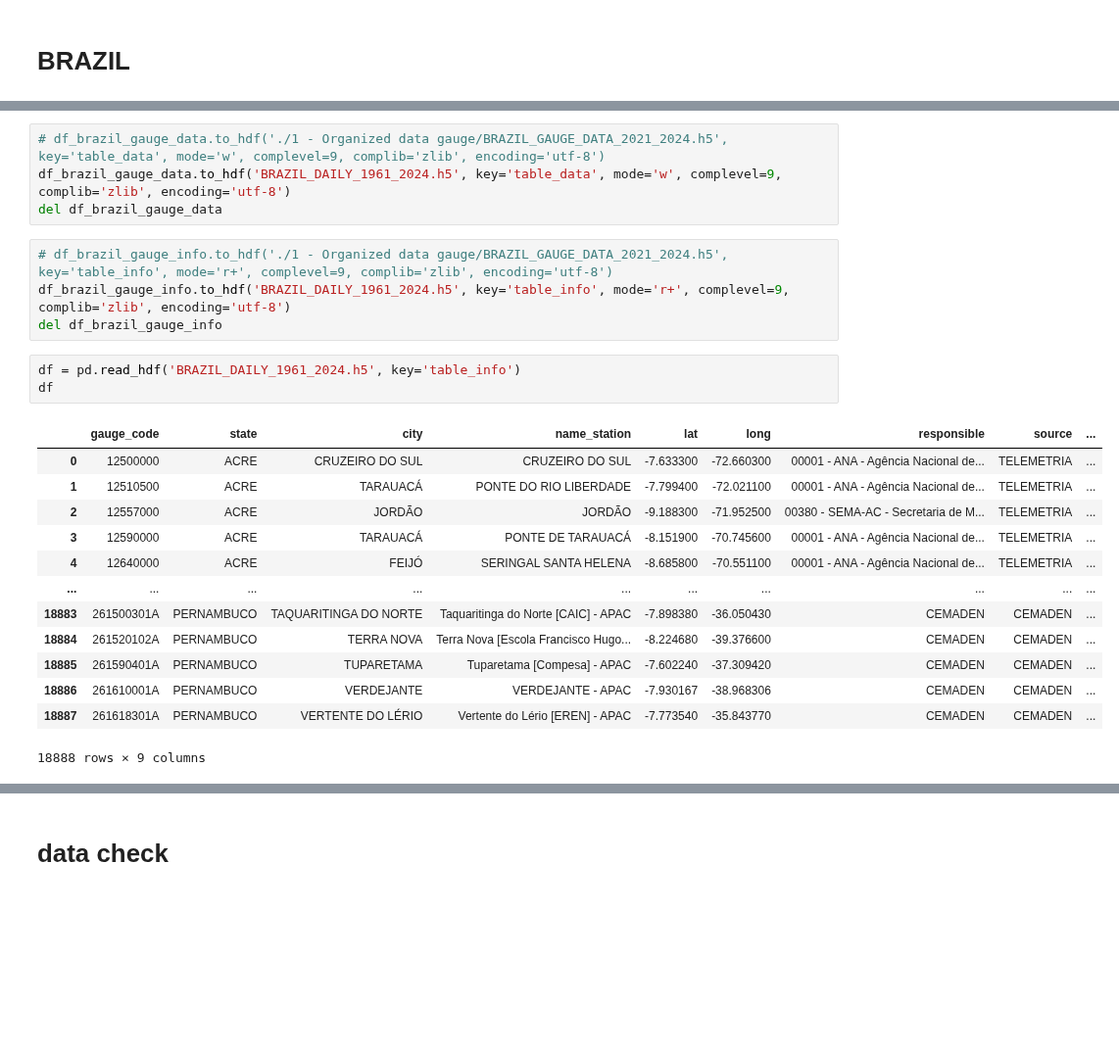
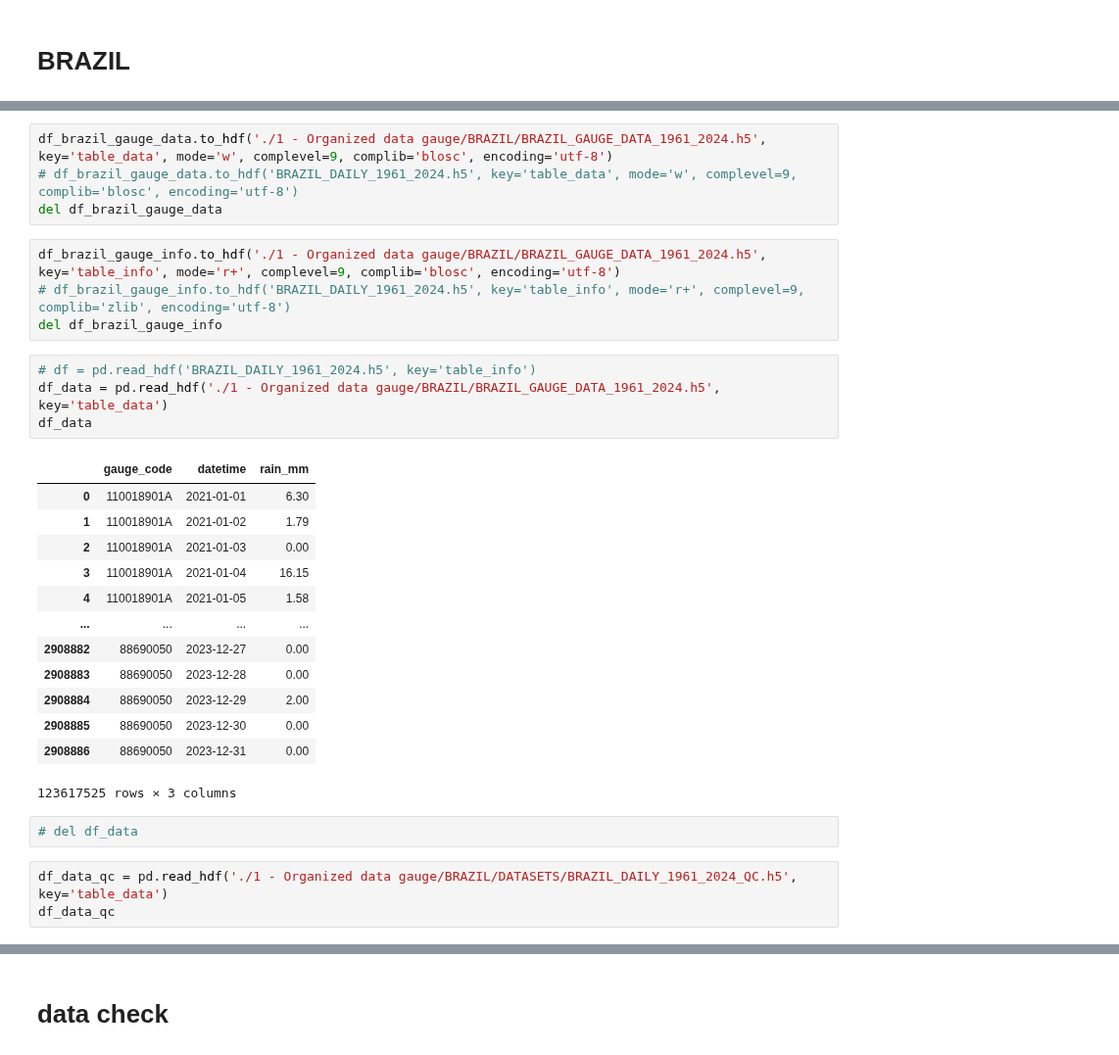
Before and after one commit to LARHENA/UFPB_Brain-D, a Jupyter notebook: Scripts e Dados/1.5 - BRAZIL - data standardization.ipynb, the cells around one changed output, grey strips where cells are left out. Shown at 98% size. Cells and saved outputs as stored; diff of their text form; blank space fills up the shorter version.

```diff
--- a/Scripts e Dados/1.5 - BRAZIL - data standardization.ipynb
+++ b/Scripts e Dados/1.5 - BRAZIL - data standardization.ipynb
@@ -209,26 +216,32 @@ dtype: object
 # %%
-# df_brazil_gauge_data.to_hdf('./1 - Organized data gauge/BRAZIL_GAUGE_DATA_2021_2024.h5', key='table_data', mode='w', complevel=9, complib='zlib', encoding='utf-8')
-df_brazil_gauge_data.to_hdf('BRAZIL_DAILY_1961_2024.h5', key='table_data', mode='w', complevel=9, complib='zlib', encoding='utf-8')
+df_brazil_gauge_data.to_hdf('./1 - Organized data gauge/BRAZIL/BRAZIL_GAUGE_DATA_1961_2024.h5', key='table_data', mode='w', complevel=9, complib='blosc', encoding='utf-8')
+# df_brazil_gauge_data.to_hdf('BRAZIL_DAILY_1961_2024.h5', key='table_data', mode='w', complevel=9, complib='blosc', encoding='utf-8')
 del df_brazil_gauge_data
 # %%
-# df_brazil_gauge_info.to_hdf('./1 - Organized data gauge/BRAZIL_GAUGE_DATA_2021_2024.h5', key='table_info', mode='r+', complevel=9, complib='zlib', encoding='utf-8')
-df_brazil_gauge_info.to_hdf('BRAZIL_DAILY_1961_2024.h5', key='table_info', mode='r+', complevel=9, complib='zlib', encoding='utf-8')
+df_brazil_gauge_info.to_hdf('./1 - Organized data gauge/BRAZIL/BRAZIL_GAUGE_DATA_1961_2024.h5', key='table_info', mode='r+', complevel=9, complib='blosc', encoding='utf-8')
+# df_brazil_gauge_info.to_hdf('BRAZIL_DAILY_1961_2024.h5', key='table_info', mode='r+', complevel=9, complib='zlib', encoding='utf-8')
 del df_brazil_gauge_info
 # %%
-df = pd.read_hdf('BRAZIL_DAILY_1961_2024.h5', key='table_info')
-df
+# df = pd.read_hdf('BRAZIL_DAILY_1961_2024.h5', key='table_info')
+df_data = pd.read_hdf('./1 - Organized data gauge/BRAZIL/BRAZIL_GAUGE_DATA_1961_2024.h5', key='table_data')
+df_data
 # %% [output]
-|  | gauge_code | state | city | name_station | lat | long | responsible | source | ... |
-| 0 | 12500000 | ACRE | CRUZEIRO DO SUL | CRUZEIRO DO SUL | -7.633300 | -72.660300 | 00001 - ANA - Agência Nacional de... | TELEMETRIA | ... |
-| 1 | 12510500 | ACRE | TARAUACÁ | PONTE DO RIO LIBERDADE | -7.799400 | -72.021100 | 00001 - ANA - Agência Nacional de... | TELEMETRIA | ... |
-| 2 | 12557000 | ACRE | JORDÃO | JORDÃO | -9.188300 | -71.952500 | 00380 - SEMA-AC - Secretaria de M... | TELEMETRIA | ... |
-| 3 | 12590000 | ACRE | TARAUACÁ | PONTE DE TARAUACÁ | -8.151900 | -70.745600 | 00001 - ANA - Agência Nacional de... | TELEMETRIA | ... |
-| 4 | 12640000 | ACRE | FEIJÓ | SERINGAL SANTA HELENA | -8.685800 | -70.551100 | 00001 - ANA - Agência Nacional de... | TELEMETRIA | ... |
-| ... | ... | ... | ... | ... | ... | ... | ... | ... | ... |
-| 18883 | 261500301A | PERNAMBUCO | TAQUARITINGA DO NORTE | Taquaritinga do Norte [CAIC] - APAC | -7.898380 | -36.050430 | CEMADEN | CEMADEN | ... |
-| 18884 | 261520102A | PERNAMBUCO | TERRA NOVA | Terra Nova [Escola Francisco Hugo... | -8.224680 | -39.376600 | CEMADEN | CEMADEN | ... |
-| 18885 | 261590401A | PERNAMBUCO | TUPARETAMA | Tuparetama [Compesa] - APAC | -7.602240 | -37.309420 | CEMADEN | CEMADEN | ... |
-| 18886 | 261610001A | PERNAMBUCO | VERDEJANTE | VERDEJANTE - APAC | -7.930167 | -38.968306 | CEMADEN | CEMADEN | ... |
-| 18887 | 261618301A | PERNAMBUCO | VERTENTE DO LÉRIO | Vertente do Lério [EREN] - APAC | -7.773540 | -35.843770 | CEMADEN | CEMADEN | ... |
+|  | gauge_code | datetime | rain_mm |
+| 0 | 110018901A | 2021-01-01 | 6.30 |
+| 1 | 110018901A | 2021-01-02 | 1.79 |
+| 2 | 110018901A | 2021-01-03 | 0.00 |
+| 3 | 110018901A | 2021-01-04 | 16.15 |
+| 4 | 110018901A | 2021-01-05 | 1.58 |
+| ... | ... | ... | ... |
+| 2908882 | 88690050 | 2023-12-27 | 0.00 |
+| 2908883 | 88690050 | 2023-12-28 | 0.00 |
+| 2908884 | 88690050 | 2023-12-29 | 2.00 |
+| 2908885 | 88690050 | 2023-12-30 | 0.00 |
+| 2908886 | 88690050 | 2023-12-31 | 0.00 |
-18888 rows × 9 columns
+123617525 rows × 3 columns
+# %%
+# del df_data
+# %%
+df_data_qc = pd.read_hdf('./1 - Organized data gauge/BRAZIL/DATASETS/BRAZIL_DAILY_1961_2024_QC.h5', key='table_data')
+df_data_qc
 # %%
```
Also changed, not shown: parts of 12 cells of this notebook, 5 other files.
